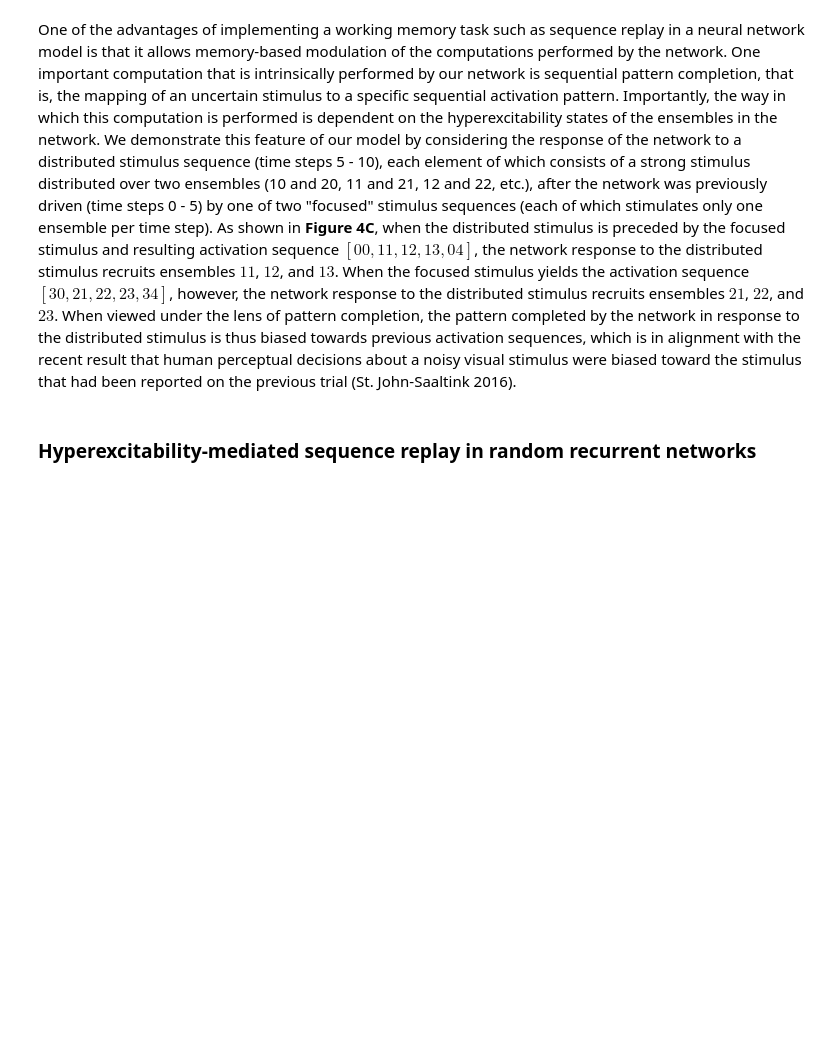
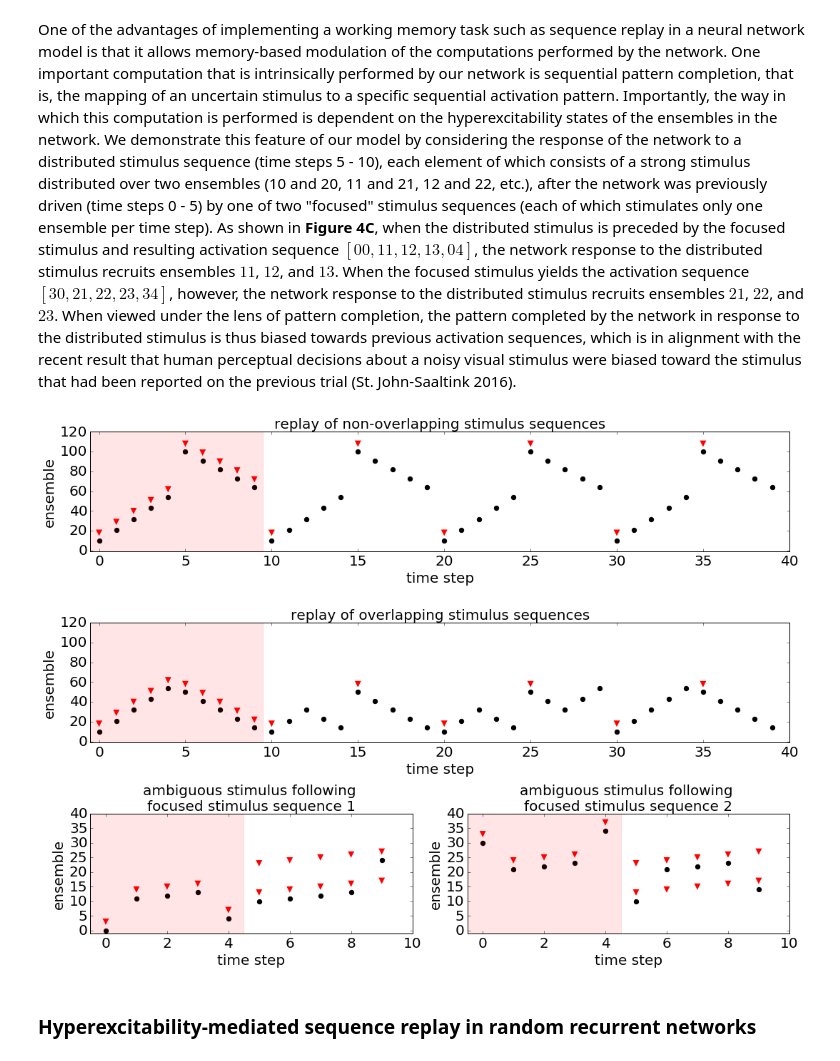
Before and after one commit to rkp8000/nothing_but_reruns, a Jupyter notebook: _paper_draft.ipynb, the cells around one changed output. Drawn from its saved outputs; the diff is of its cells as text; code cells hidden in the pictures; blank space fills up the shorter version.

```diff
--- a/_paper_draft.ipynb
+++ b/_paper_draft.ipynb
@@ -298,33 +303,38 @@ One of the advantages of implementing a working memory task such as sequence rep
 # %%
+%matplotlib inline
 from figures.final_paper import simplified_ff_properties
 
 fig_4 = simplified_ff_properties(
     SEED=0,
 
     GRID_SHAPE=(12, 10),
     LATERAL_SPREAD=2,
 
     G_W=20,
     G_X=20,
     G_D=45,
     T_X=100,
 
-    DRIVE_0=[0, 11, 22, 33, 44],
-    DRIVE_1A=[40, 51, 62, 73, 84],
-    DRIVE_1B=[40, 31, 22, 13, 4],
+    DRIVE_0=[10, 21, 32, 43, 54],
+    DRIVE_1A=[100, 91, 82, 73, 64],
+    DRIVE_1B=[50, 41, 32, 23, 14],
 
     N_REPEATS=3,
 
     FOCUSED_STIM_0=[0, 11, 12, 13, 4],
     FOCUSED_STIM_1=[30, 21, 22, 23, 34],
 
     DISTRIBUTED_STIM=[[10, 20], [11, 21], [12, 22], [13, 23], [14, 24]],
 
     Y_MAX_DISTRIBUTED_STIM=40,
+    STIM_RISE_OVERLAP=8,
+    STIM_RISE_DISTRIBUTED=3,
 
-    FIG_SIZE=(15, 12),
+    FIG_SIZE=(15, 11),
     FONT_SIZE=20
 )
+# %% [output]
+[figure, added]
 # %% [markdown]
 ### Hyperexcitability-mediated sequence replay in random recurrent networks
 # %% [markdown]
```
Also changed, not shown: parts of 5 cells of this notebook, 1 other file.
